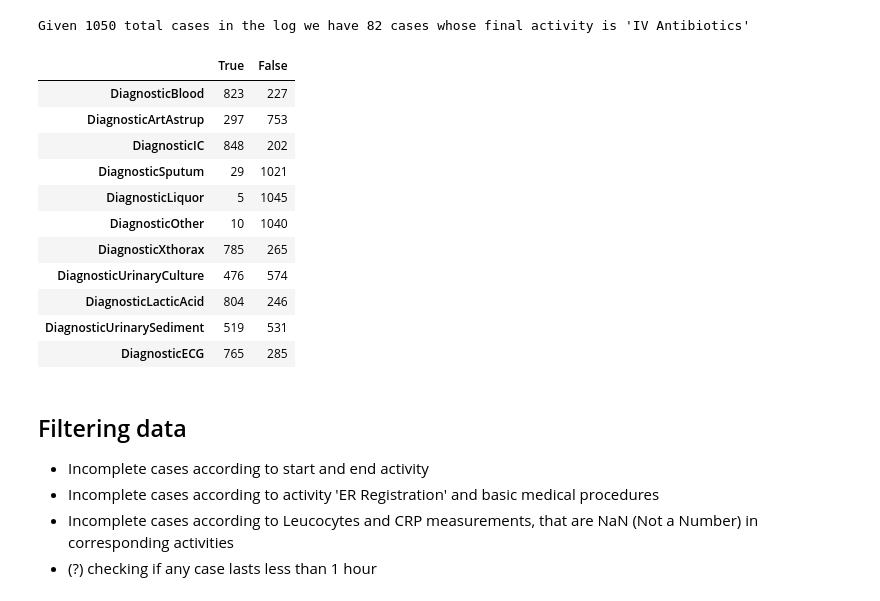
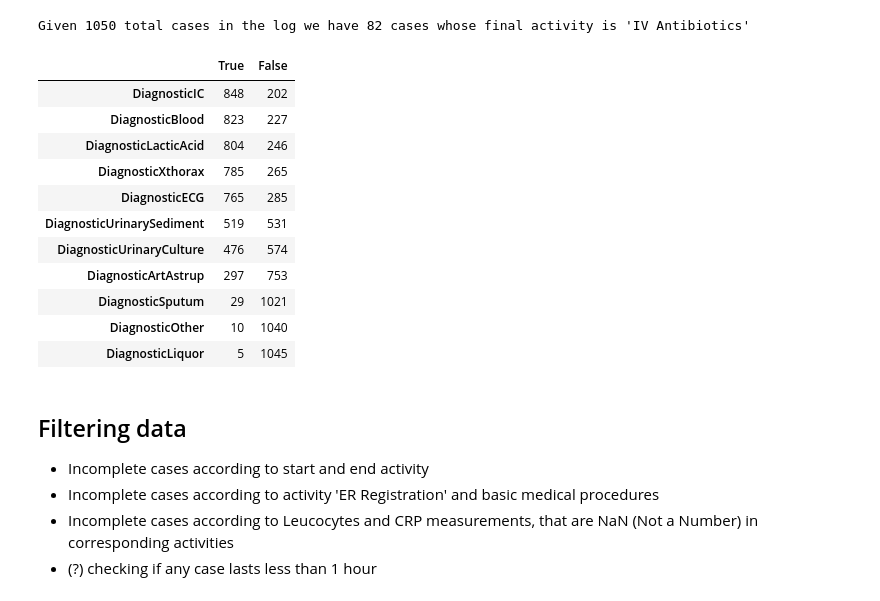
Before and after one commit to LukaszSzarecki/bis-project, a Jupyter notebook: filtering.ipynb, the cells around one changed output. Saved outputs shown, nothing was run; the diff lists cells and outputs as text; code cells hidden in the pictures.

```diff
--- a/filtering.ipynb
+++ b/filtering.ipynb
@@ -104,36 +104,37 @@ Given 1050 total cases in the log we have 82 cases whose final activity is 'IV A
 # %%
 # Filter the DataFrame for rows where @@classifier is 'ER Registration'
 filtered_log_dfw = log_df[log_df['@@classifier'] == 'ER Registration']
 
 # Select Diagnostic columns
 diagnostic_columns = filtered_log_dfw.filter(regex='^Diagnostic.*')
 
 # Initialize a dictionary to hold the counts
 counts = {}
 
 for col in diagnostic_columns.columns:
     value_counts = diagnostic_columns[col].value_counts(dropna=False)
     counts[col] = {
         'True': value_counts.get(True, 0),
         'False': value_counts.get(False, 0),
     }
 
 # Convert the dictionary to a DataFrame
 result_df = pd.DataFrame(counts).T.fillna(0)
+result_df = result_df.sort_values(by='True', ascending=False)
 result_df
 # %% [output]
 |  | True | False |
+| DiagnosticIC | 848 | 202 |
 | DiagnosticBlood | 823 | 227 |
+| DiagnosticLacticAcid | 804 | 246 |
+| DiagnosticXthorax | 785 | 265 |
+| DiagnosticECG | 765 | 285 |
+| DiagnosticUrinarySediment | 519 | 531 |
+| DiagnosticUrinaryCulture | 476 | 574 |
 | DiagnosticArtAstrup | 297 | 753 |
-| DiagnosticIC | 848 | 202 |
 | DiagnosticSputum | 29 | 1021 |
+| DiagnosticOther | 10 | 1040 |
 | DiagnosticLiquor | 5 | 1045 |
-| DiagnosticOther | 10 | 1040 |
-| DiagnosticXthorax | 785 | 265 |
-| DiagnosticUrinaryCulture | 476 | 574 |
-| DiagnosticLacticAcid | 804 | 246 |
-| DiagnosticUrinarySediment | 519 | 531 |
-| DiagnosticECG | 765 | 285 |
 # %% [markdown]
 ## Filtering data
 - Incomplete cases according to start and end activity
```
